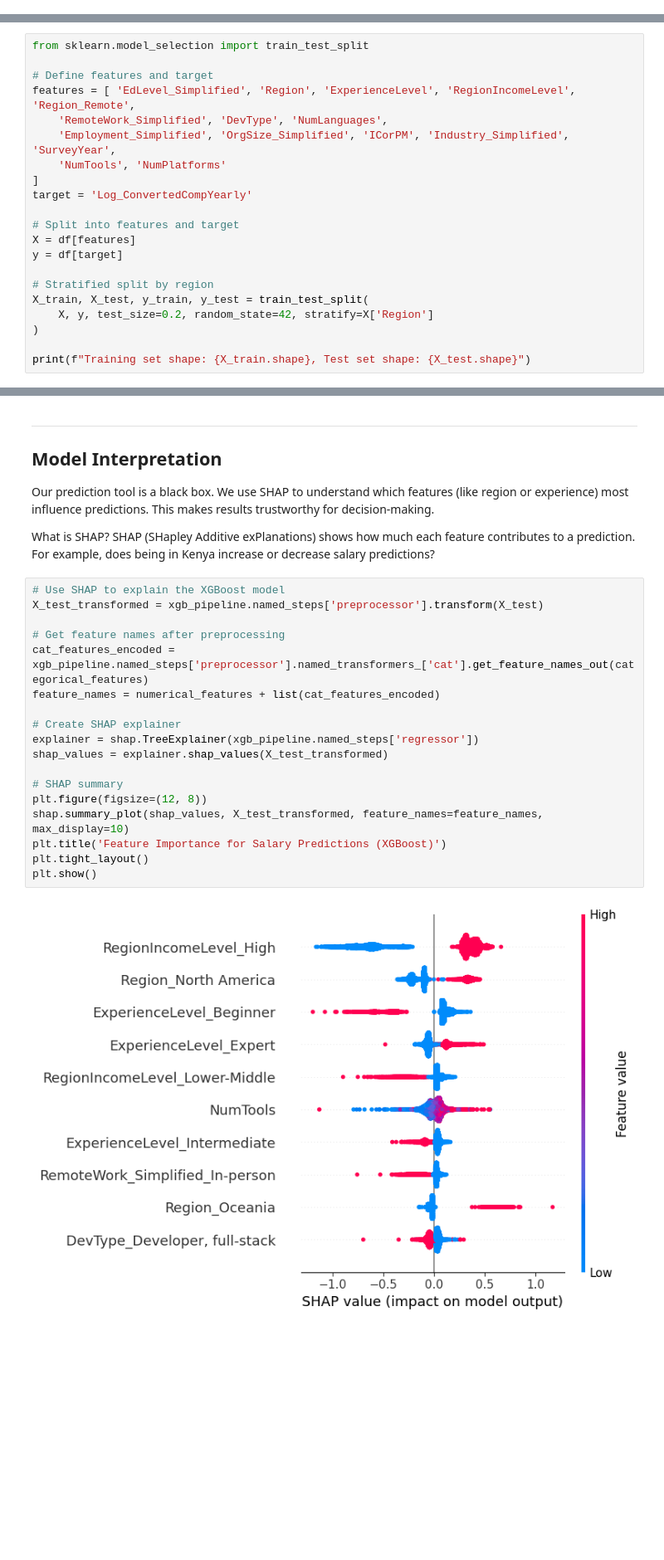
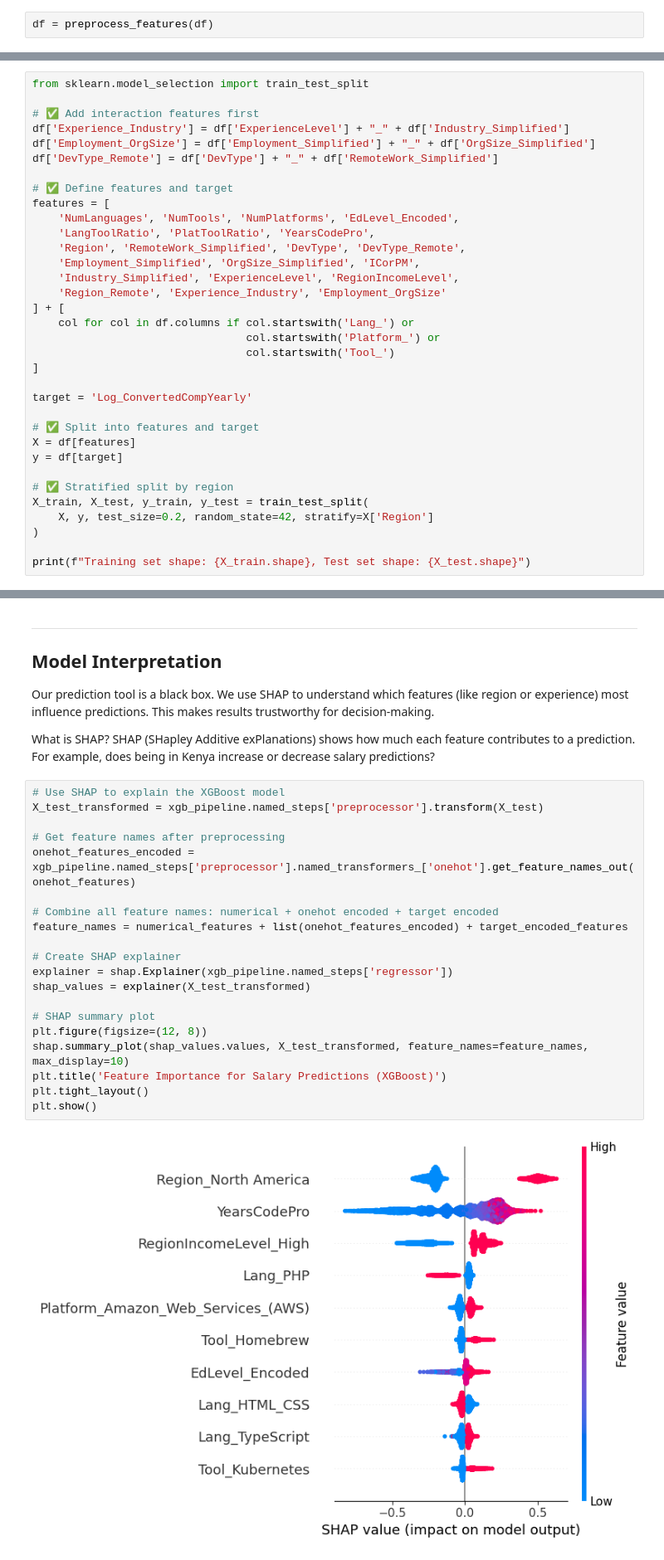
Before and after one commit to Owiti-Charles/Developers-Salary-Predictor, a Jupyter notebook: notebook.ipynb, the cells around one changed output, grey strips where cells are left out. Shown at 83% size. Drawn from its saved outputs; the diff is of its cells as text; blank space fills up the shorter version.

```diff
--- a/notebook.ipynb
+++ b/notebook.ipynb
@@ -999,0 +964,2 @@ df['RemoteWork_Simplified'] = df['RemoteWork'].apply(simplify_remote)
+# %%
+df = preprocess_features(df)
@@ -1136,19 +1099,32 @@ This is like practicing for a test with most of the material but saving a few qu
 # %%
 from sklearn.model_selection import train_test_split
 
-# Define features and target
-features = [ 'EdLevel_Simplified', 'Region', 'ExperienceLevel', 'RegionIncomeLevel', 'Region_Remote',
-    'RemoteWork_Simplified', 'DevType', 'NumLanguages',
-    'Employment_Simplified', 'OrgSize_Simplified', 'ICorPM', 'Industry_Simplified', 'SurveyYear',
-    'NumTools', 'NumPlatforms'
+# ✅ Add interaction features first
+df['Experience_Industry'] = df['ExperienceLevel'] + "_" + df['Industry_Simplified']
+df['Employment_OrgSize'] = df['Employment_Simplified'] + "_" + df['OrgSize_Simplified']
+df['DevType_Remote'] = df['DevType'] + "_" + df['RemoteWork_Simplified']
+
+# ✅ Define features and target
+features = [
+    'NumLanguages', 'NumTools', 'NumPlatforms', 'EdLevel_Encoded',
+    'LangToolRatio', 'PlatToolRatio', 'YearsCodePro',
+    'Region', 'RemoteWork_Simplified', 'DevType', 'DevType_Remote',
+    'Employment_Simplified', 'OrgSize_Simplified', 'ICorPM',
+    'Industry_Simplified', 'ExperienceLevel', 'RegionIncomeLevel',
+    'Region_Remote', 'Experience_Industry', 'Employment_OrgSize'
+] + [
+    col for col in df.columns if col.startswith('Lang_') or
+                                 col.startswith('Platform_') or
+                                 col.startswith('Tool_')
 ]
+
 target = 'Log_ConvertedCompYearly'
 
-# Split into features and target
+# ✅ Split into features and target
 X = df[features]
 y = df[target]
 
-# Stratified split by region
+# ✅ Stratified split by region
 X_train, X_test, y_train, y_test = train_test_split(
     X, y, test_size=0.2, random_state=42, stratify=X['Region']
 )
@@ -1350,23 +1351,25 @@ SHAP (SHapley Additive exPlanations) shows how much each feature contributes to
 # %%
 # Use SHAP to explain the XGBoost model
 X_test_transformed = xgb_pipeline.named_steps['preprocessor'].transform(X_test)
 
 # Get feature names after preprocessing
-cat_features_encoded = xgb_pipeline.named_steps['preprocessor'].named_transformers_['cat'].get_feature_names_out(categorical_features)
-feature_names = numerical_features + list(cat_features_encoded)
+onehot_features_encoded = xgb_pipeline.named_steps['preprocessor'].named_transformers_['onehot'].get_feature_names_out(onehot_features)
+
+# Combine all feature names: numerical + onehot encoded + target encoded
+feature_names = numerical_features + list(onehot_features_encoded) + target_encoded_features
 
 # Create SHAP explainer
-explainer = shap.TreeExplainer(xgb_pipeline.named_steps['regressor'])
-shap_values = explainer.shap_values(X_test_transformed)
+explainer = shap.Explainer(xgb_pipeline.named_steps['regressor'])
+shap_values = explainer(X_test_transformed)
 
-# SHAP summary
+# SHAP summary plot
 plt.figure(figsize=(12, 8))
-shap.summary_plot(shap_values, X_test_transformed, feature_names=feature_names, max_display=10)
+shap.summary_plot(shap_values.values, X_test_transformed, feature_names=feature_names, max_display=10)
 plt.title('Feature Importance for Salary Predictions (XGBoost)')
 plt.tight_layout()
 plt.show()
 # %% [output]
-[figure, old version]
+[figure, new version]
 [figure]
 # %% [markdown]
 ## Feature Importance:
```
Also changed, not shown: parts of 63 cells of this notebook.
